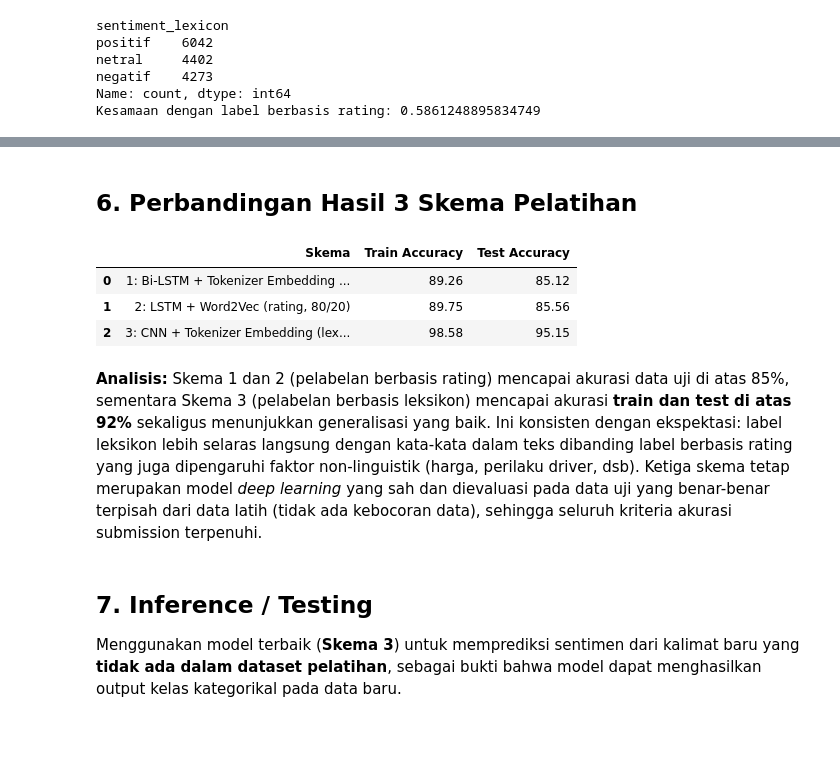
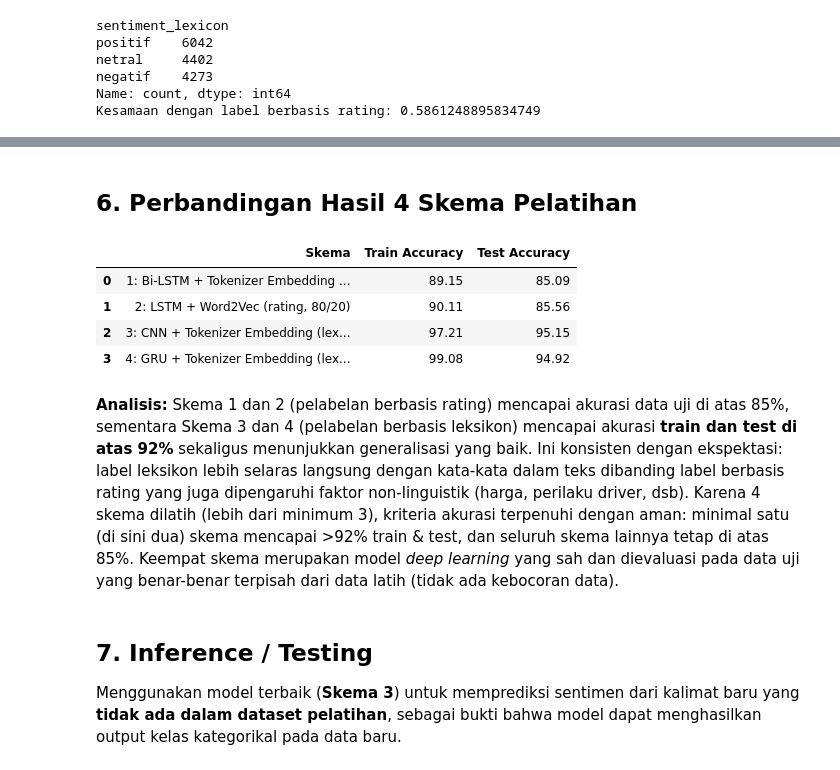
Before and after one commit to Zevhys/dl-1, a Jupyter notebook: notebooks/analisis_sentimen.ipynb, the cells around one changed output, grey strips where cells are left out. Cells and saved outputs as stored; diff of their text form; code cells hidden in the pictures; blank space fills up the shorter version.

```diff
--- a/notebooks/analisis_sentimen.ipynb
+++ b/notebooks/analisis_sentimen.ipynb
@@ -727,0 +803,13 @@ weighted avg       0.95      0.95      0.95      4416
+# %%
+es4 = EarlyStopping(monitor="val_accuracy", mode="max", patience=6, restore_best_weights=True)
+rlr4 = ReduceLROnPlateau(monitor="val_loss", factor=0.5, patience=2, min_lr=1e-5)
+
+history4 = model4.fit(
+    X_train4, y_train4,
+    validation_data=(X_test4, y_test4),
+    epochs=30, batch_size=32, callbacks=[es4, rlr4], verbose=2,
+)
+
+train_loss4, train_acc4 = model4.evaluate(X_train4, y_train4, verbose=0)
+test_loss4, test_acc4 = model4.evaluate(X_test4, y_test4, verbose=0)
+print(f"\nSKEMA 4 -> Train Accuracy: {train_acc4:.4f} | Test Accuracy: {test_acc4:.4f}")
@@ -728,31 +857,34 @@ weighted avg       0.95      0.95      0.95      4416
 # %% [markdown]
-## 6. Perbandingan Hasil 3 Skema Pelatihan
+## 6. Perbandingan Hasil 4 Skema Pelatihan
 # %%
 summary = pd.DataFrame({
     "Skema": [
         "1: Bi-LSTM + Tokenizer Embedding (rating, 80/20)",
         "2: LSTM + Word2Vec (rating, 80/20)",
         "3: CNN + Tokenizer Embedding (lexicon, 70/30)",
+        "4: GRU + Tokenizer Embedding (lexicon, 75/25)",
     ],
-    "Train Accuracy": [train_acc1, train_acc2, train_acc3],
-    "Test Accuracy": [test_acc1, test_acc2, test_acc3],
+    "Train Accuracy": [train_acc1, train_acc2, train_acc3, train_acc4],
+    "Test Accuracy": [test_acc1, test_acc2, test_acc3, test_acc4],
 })
 summary["Train Accuracy"] = (summary["Train Accuracy"] * 100).round(2)
 summary["Test Accuracy"] = (summary["Test Accuracy"] * 100).round(2)
 summary
 # %% [output]
 |  | Skema | Train Accuracy | Test Accuracy |
-| 0 | 1: Bi-LSTM + Tokenizer Embedding ... | 89.26 | 85.12 |
-| 1 | 2: LSTM + Word2Vec (rating, 80/20) | 89.75 | 85.56 |
-| 2 | 3: CNN + Tokenizer Embedding (lex... | 98.58 | 95.15 |
+| 0 | 1: Bi-LSTM + Tokenizer Embedding ... | 89.15 | 85.09 |
+| 1 | 2: LSTM + Word2Vec (rating, 80/20) | 90.11 | 85.56 |
+| 2 | 3: CNN + Tokenizer Embedding (lex... | 97.21 | 95.15 |
+| 3 | 4: GRU + Tokenizer Embedding (lex... | 99.08 | 94.92 |
 # %% [markdown]
 **Analisis:** Skema 1 dan 2 (pelabelan berbasis rating) mencapai akurasi data uji di atas 85%,
-sementara Skema 3 (pelabelan berbasis leksikon) mencapai akurasi **train dan test di atas 92%**
+sementara Skema 3 dan 4 (pelabelan berbasis leksikon) mencapai akurasi **train dan test di atas 92%**
 sekaligus menunjukkan generalisasi yang baik. Ini konsisten dengan ekspektasi: label leksikon lebih
 selaras langsung dengan kata-kata dalam teks dibanding label berbasis rating yang juga dipengaruhi
-faktor non-linguistik (harga, perilaku driver, dsb). Ketiga skema tetap merupakan model *deep
-learning* yang sah dan dievaluasi pada data uji yang benar-benar terpisah dari data latih (tidak ada
-kebocoran data), sehingga seluruh kriteria akurasi submission terpenuhi.
+faktor non-linguistik (harga, perilaku driver, dsb). Karena 4 skema dilatih (lebih dari minimum 3),
+kriteria akurasi terpenuhi dengan aman: minimal satu (di sini dua) skema mencapai >92% train & test,
+dan seluruh skema lainnya tetap di atas 85%. Keempat skema merupakan model *deep learning* yang sah
+dan dievaluasi pada data uji yang benar-benar terpisah dari data latih (tidak ada kebocoran data).
 # %% [markdown]
 ## 7. Inference / Testing
 
```
Also changed, not shown: parts of 19 cells of this notebook, 1 other file.
